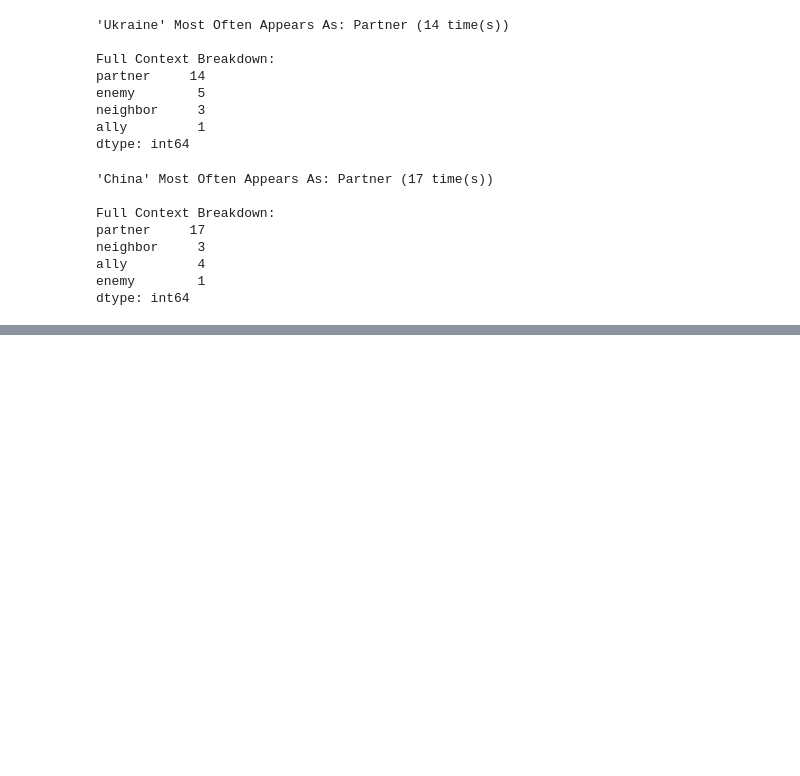
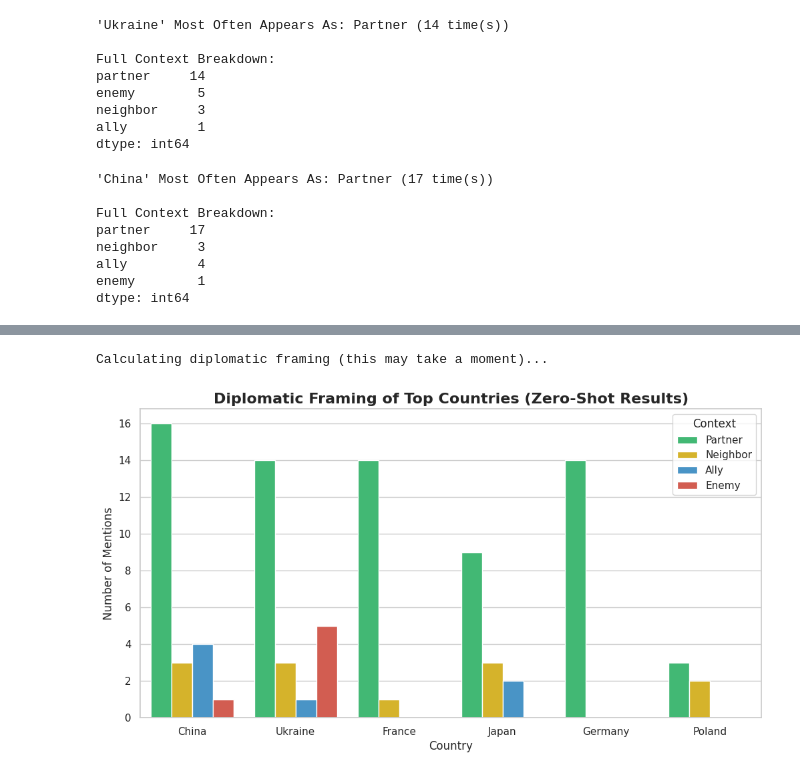
Before and after one commit to szuvarska/PutinsTalksAnalysis, a Jupyter notebook: 03_NER_and_collocations.ipynb, the cells around one changed output, grey strips where cells are left out. Drawn from its saved outputs; the diff is of its cells as text; code cells hidden in the pictures; blank space fills up the shorter version.

```diff
--- a/03_NER_and_collocations.ipynb
+++ b/03_NER_and_collocations.ipynb
@@ -269,0 +370,41 @@ dtype: int64
+# %%
+def plot_diplomatic_framing():
+    framing_data = []
+
+    # Calculate context only for top 5 to save time
+    print("Calculating diplomatic framing (this may take a moment)...")
+    for country in top_countries:
+        relevant_rows = df_poc[df_poc['extracted_countries'].apply(lambda x: country in x if isinstance(x, list) else False)]
+
+        contexts = []
+        for text in relevant_rows['transcript_filtered']:
+            # Reuse your existing classify_context function
+            label = classify_context(text, country)
+            if label:
+                contexts.append(label)
+
+        # Count labels
+        counts = Counter(contexts)
+        for label, count in counts.items():
+            framing_data.append({'Country': country, 'Context': label.capitalize(), 'Count': count})
+
+    df_framing = pd.DataFrame(framing_data)
+
+    if not df_framing.empty:
+        plt.figure(figsize=(12, 6))
+        sns.barplot(
+            data=df_framing,
+            x="Country",
+            y="Count",
+            hue="Context",
+            palette={"Partner": "#2ecc71", "Ally": "#3498db", "Neighbor": "#f1c40f", "Enemy": "#e74c3c"}
+        )
+        plt.title('Diplomatic Framing of Top Countries (Zero-Shot Results)', fontsize=16, fontweight='bold')
+        plt.ylabel('Number of Mentions')
+        plt.show()
+    else:
+        print("No context data found.")
+plot_diplomatic_framing()
+# %% [output]
+Calculating diplomatic framing (this may take a moment)...
+[figure, added]
```
Also changed, not shown: parts of 10 cells of this notebook.
